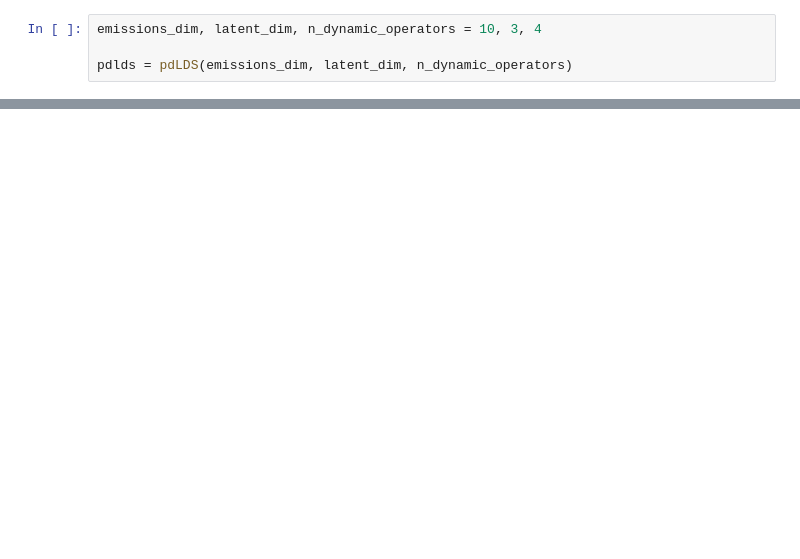
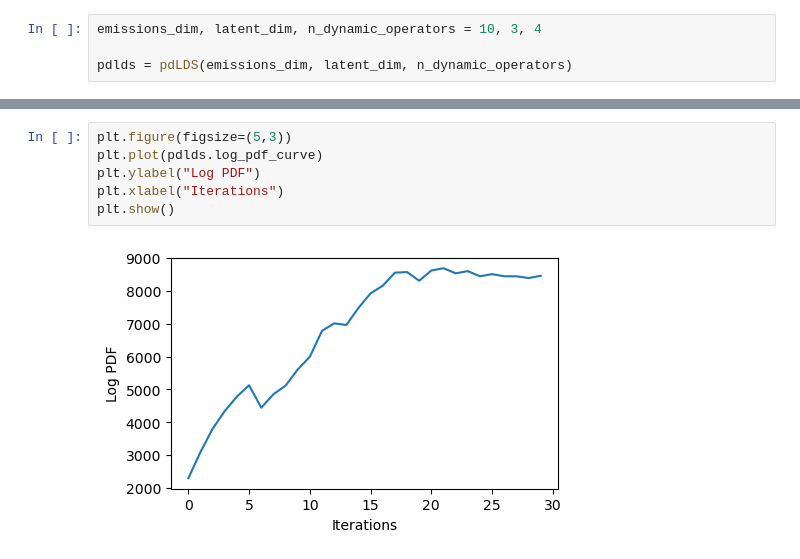
Before and after one commit to siplab-gt/probabilistic-decomposed-linear-dynamical-systems, a Jupyter notebook: notebooks/Lorenz Example.ipynb, the cells around one changed output, grey strips where cells are left out. Cells and saved outputs as stored; diff of their text form; blank space fills up the shorter version.

```diff
--- a/notebooks/Lorenz Example.ipynb
+++ b/notebooks/Lorenz Example.ipynb
@@ -49,3 +44,11 @@ Training with  40 iterations
+# %%
+plt.figure(figsize=(5,3))
+plt.plot(pdlds.log_pdf_curve)
+plt.ylabel("Log PDF")
+plt.xlabel("Iterations")
+plt.show()
+# %% [output]
+[figure, added]
 # %%
 fig, axs = plt.subplots(5,1,figsize=(10,7), sharex=True)
 
```
Also changed, not shown: parts of 8 cells of this notebook, 5 other files.
